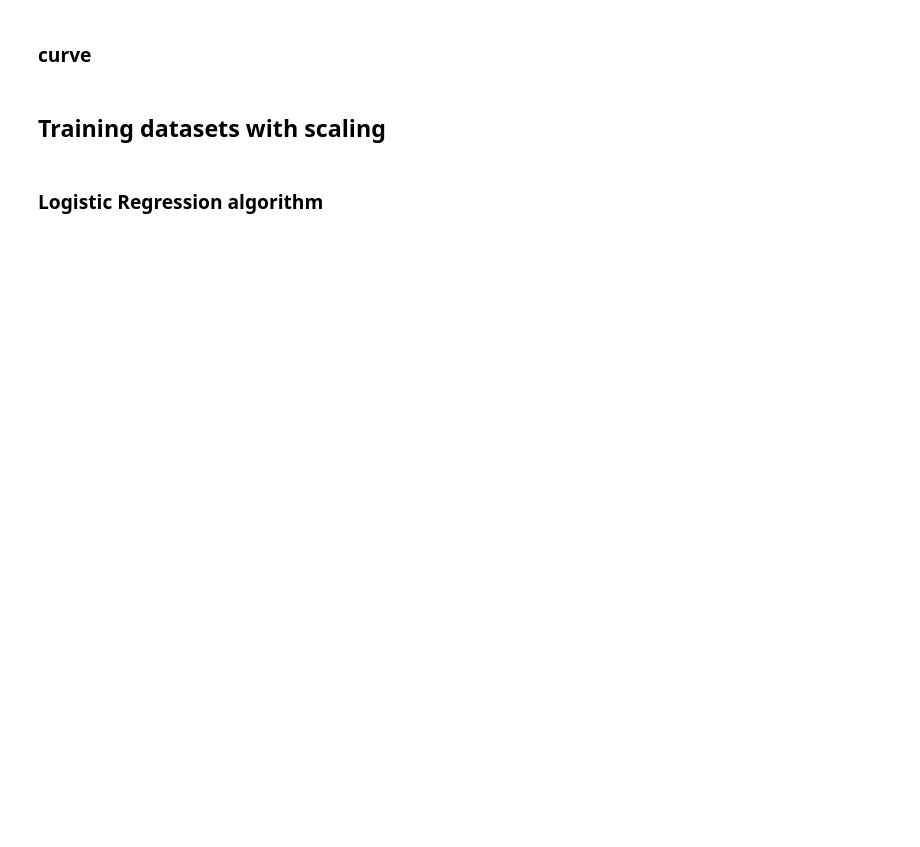
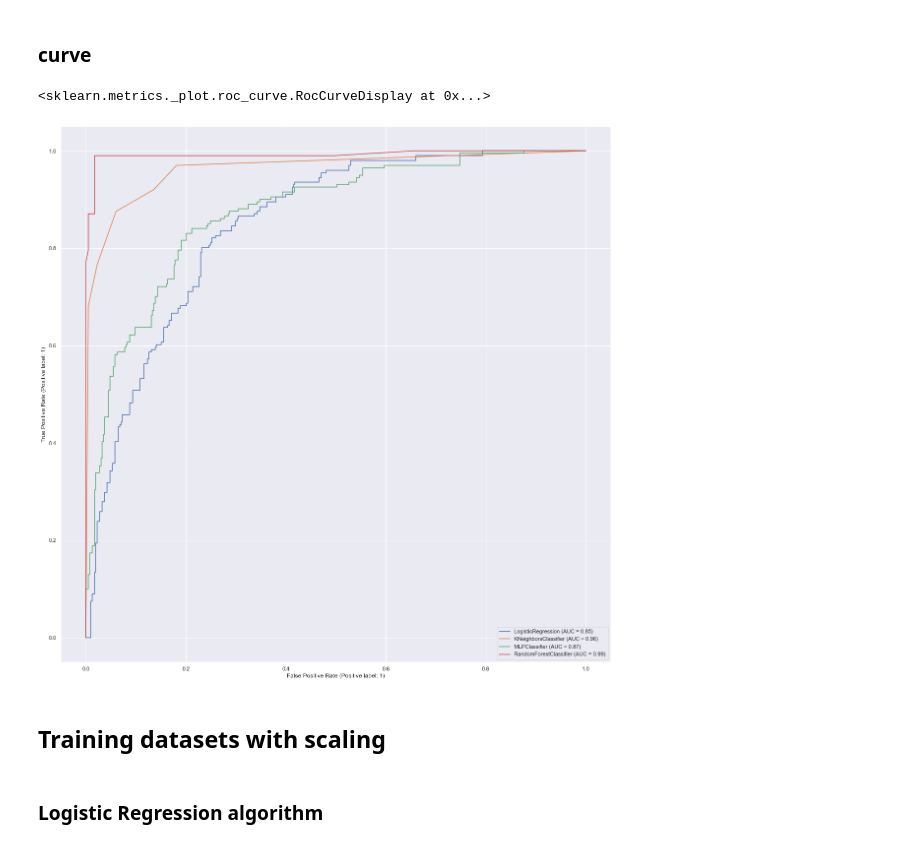
Before and after one commit to fangbo13/ML-predicate-diabetes, a Jupyter notebook: 6006CEMCoursework/CW.ipynb, the cells around one changed output. Cells and saved outputs as stored; diff of their text form; code cells hidden in the pictures; blank space fills up the shorter version.

```diff
--- a/6006CEMCoursework/CW.ipynb
+++ b/6006CEMCoursework/CW.ipynb
@@ -438,8 +571,11 @@ sns.heatmap(data = cm_RF, cmap="GnBu",annot=True,fmt=".0f")#The heatmap contains
 # %%
 disp = plot_roc_curve(model_LR, X_test, y_test)
 plot_roc_curve(model_knn,X_test, y_test, ax = disp.ax_)
-plot_roc_curve(mlp,X_test, y_test, ax = disp.ax_)
+plot_roc_curve(MLP,X_test, y_test, ax = disp.ax_)
 plot_roc_curve(model_RF, X_test, y_test,ax = disp.ax_)
+# %% [output]
+<sklearn.metrics._plot.roc_curve.RocCurveDisplay at 0x...>
+[figure, added]
 # %% [markdown]
 ## Training datasets with scaling
 # %%
```
Also changed, not shown: parts of 62 cells of this notebook.
